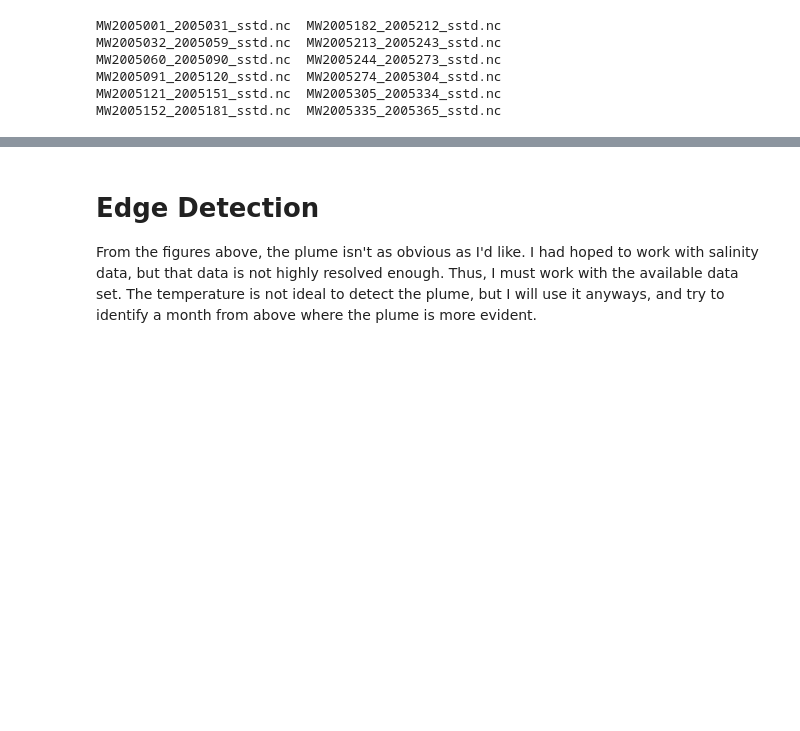
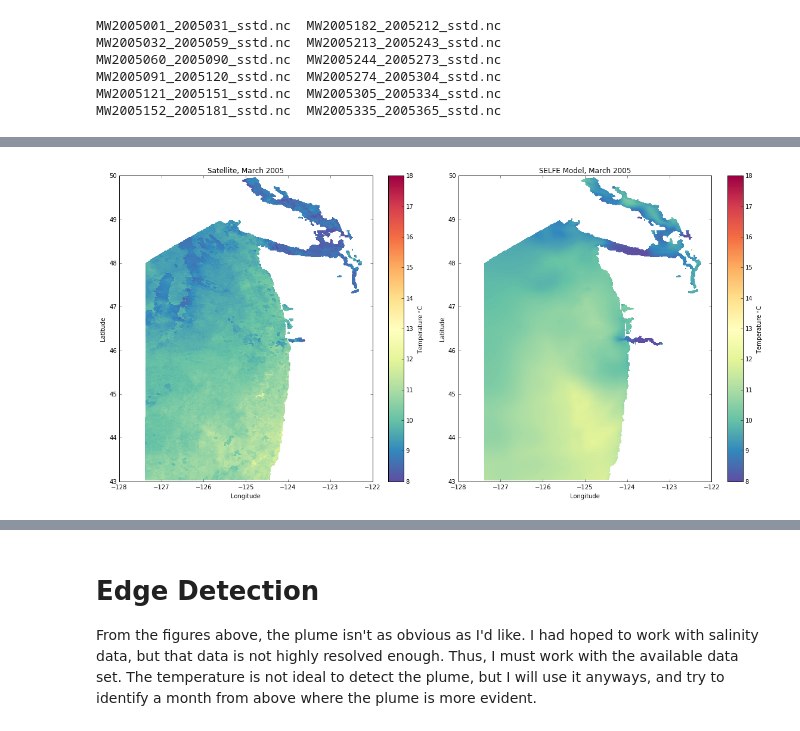
Before and after one commit to kmorrice/Research_Programming, a Jupyter notebook: Sat_Mod_comp.py.ipynb, the cells around one changed output, grey strips where cells are left out. Saved outputs shown, nothing was run; the diff lists cells and outputs as text; code cells hidden in the pictures; blank space fills up the shorter version.

```diff
--- a/Sat_Mod_comp.py.ipynb
+++ b/Sat_Mod_comp.py.ipynb
@@ -64,3 +62,14 @@ def month_avg(data):
+# %%
+def month_avg(data):
+    data_m1 = np.ma.masked_array(data,np.isnan(data))
+    data_mean = np.mean(data_m1, axis = 1)
+    mask = np.ma.getmask(data_mean)
+    data_mean[mask] = np.nan
+    return data_mean
+
+# This initial attempt generates a runtimeWarning (mean of empty slice). The above is round about, but avoid warning.
+#    data_mean = np.nanmean(data, axis = 1) # This attempt generates a runtimeWarning (mean of empty slice)
+#    return data_mean
 # %%
 def interpolateSELFE(triang,data,lon_sat,lat_sat):
     """Interpolates the SELFE data set to the same grid as the satellite data
@@ -290,0 +211,14 @@ plt.tight_layout()
+# %%
+# Model Data
+[lon_mod,lat_mod,temp2,triang]=readSELFEslab('SELFE_slabs/slab_temp_s-1_2005-03-01_2005-04-01.nc')
+
+# Satellite Data
+[lon_sat, lat_sat, sst_Mar] = getMonthSatRegion('SST_sat_data/MW2005060_2005090_sstd.nc')
+
+# Calculate monthly average for model data and interpolate to satellite grid
+temp_Mar = month_avg(temp2)
+temp_mod_interp_Mar = interpolateSELFE(triang, temp_Mar, lon_sat, lat_sat)
+# %%
+plot_sat_mod(sst_Mar, temp_mod_interp_Mar, 'March', 8, 18)
+# %% [output]
+[figure, added]
```
Also changed, not shown: parts of 59 cells of this notebook, 1 other file.
